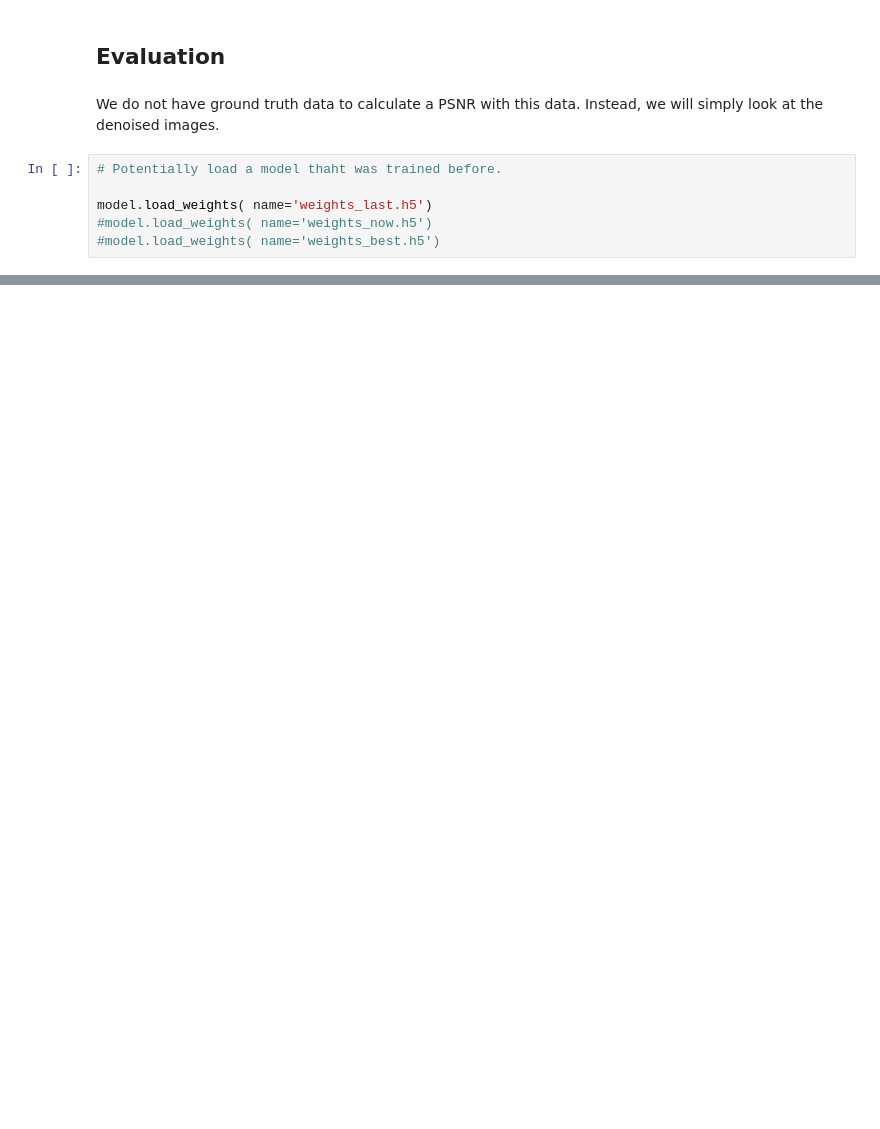
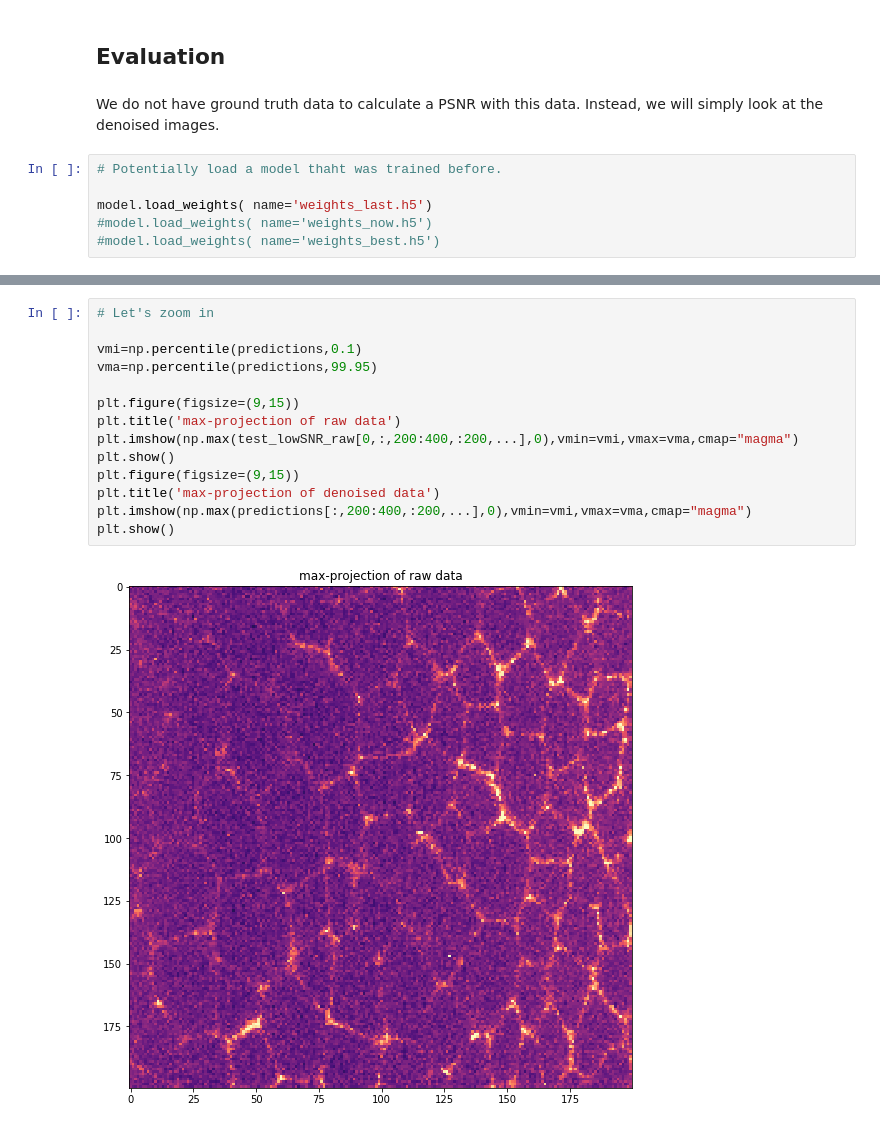
Before and after one commit to juglab/n2v, a Jupyter notebook: examples/3D/N2V_denoising3D.ipynb, the cells around one changed output, grey strips where cells are left out. Cells and saved outputs as stored; diff of their text form; blank space fills up the shorter version.

```diff
--- a/examples/3D/N2V_denoising3D.ipynb
+++ b/examples/3D/N2V_denoising3D.ipynb
@@ -135,0 +193,16 @@ plt.show()
+# %%
+# Let's zoom in
+
+vmi=np.percentile(predictions,0.1)
+vma=np.percentile(predictions,99.95)
+
+plt.figure(figsize=(9,15))
+plt.title('max-projection of raw data')
+plt.imshow(np.max(test_lowSNR_raw[0,:,200:400,:200,...],0),vmin=vmi,vmax=vma,cmap="magma")
+plt.show()
+plt.figure(figsize=(9,15))
+plt.title('max-projection of denoised data')
+plt.imshow(np.max(predictions[:,200:400,:200,...],0),vmin=vmi,vmax=vma,cmap="magma")
+plt.show()
+# %% [output]
+[figure, added]
```
Also changed, not shown: parts of 14 cells of this notebook.
